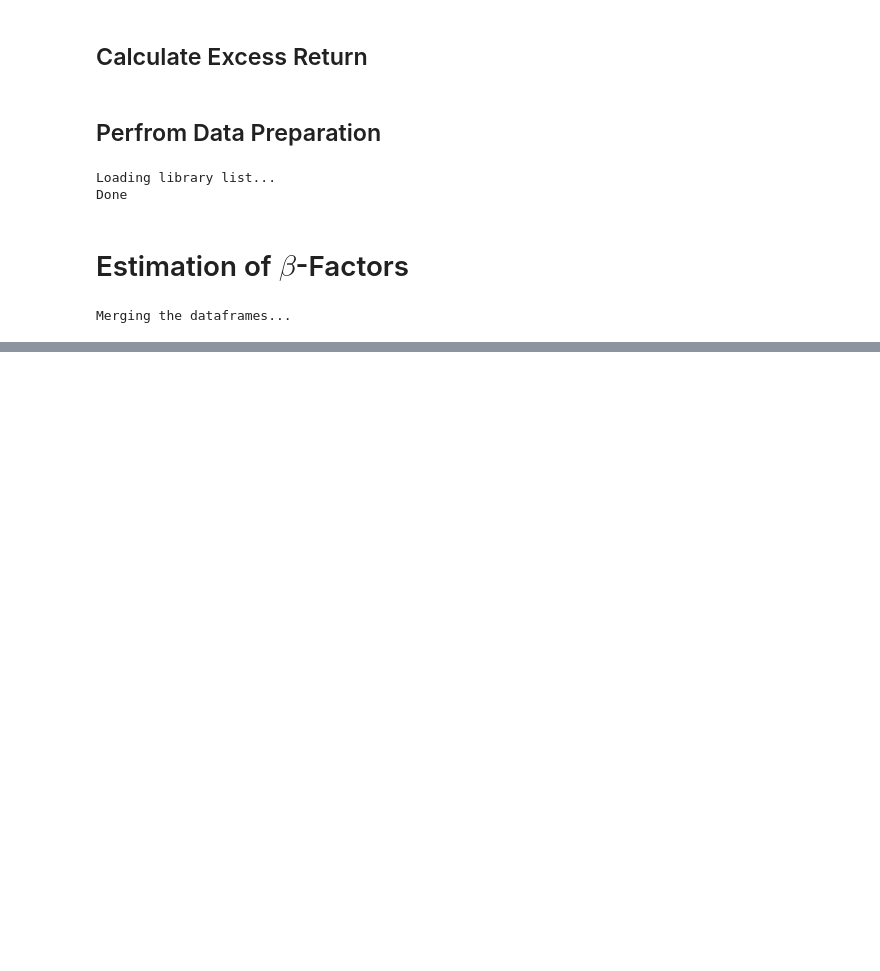
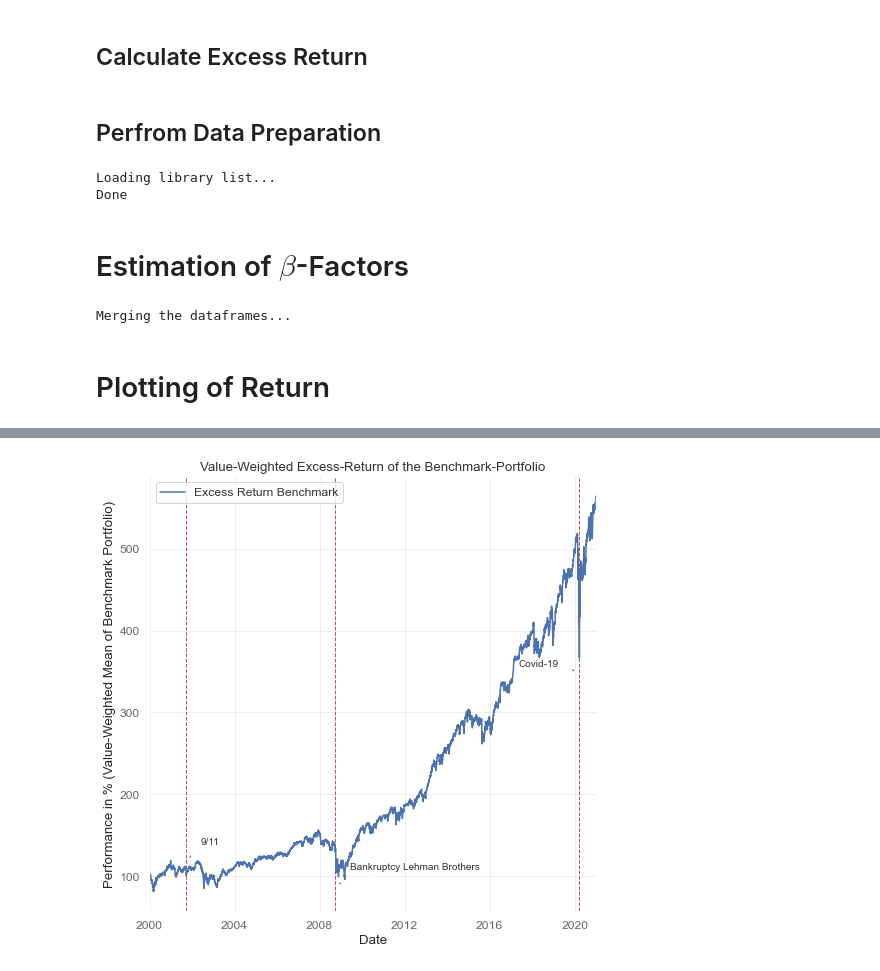
Before and after one commit to iewaij/qs, a Jupyter notebook: Group_Project_SSydow.ipynb, the cells around one changed output, grey strips where cells are left out. Saved outputs shown, nothing was run; the diff lists cells and outputs as text; code cells hidden in the pictures; blank space fills up the shorter version.

```diff
--- a/Group_Project_SSydow.ipynb
+++ b/Group_Project_SSydow.ipynb
@@ -178,8 +195,8 @@ def data_prep(df_input, date_start, date_end, df_link, wrds_username, minuend, s
     return df_stocks_ffm
 # %%
 df_prepared = data_prep(df_input=df_input_stocks,
-                        date_start='2000-01-01',
-                        date_end='2019-12-31',
+                        date_start='1999-01-01',
+                        date_end='2020-12-31',
                         df_link=df_link_permno_secid,
                         wrds_username='sebastiansydow',
                         minuend='ret',
@@ -261,3 +278,11 @@ def estimate_betas(df, window_size, period='daily'):
 df_betas = estimate_betas(df=df_prepared, window_size=252, period='monthly')
 # %% [output]
 Merging the dataframes...
+# %% [markdown]
+# Plotting of Return
+# %%
+# define a function to calculate the valued weighted average
+def weighted_avg(df, values, weights):
+    d = df[values]
+    w = df[weights]
+    return (d * w).sum() / w.sum()
@@ -263,0 +340,3 @@ Merging the dataframes...
+# %%
+plot_benchmark_performance(df=df_betas, column_ret='excess_return', column_weight='weightage_pct')
+# %% [output]
@@ -263,0 +344 @@ Merging the dataframes...
+[figure, added]
```
Also changed, not shown: parts of 14 cells of this notebook.
